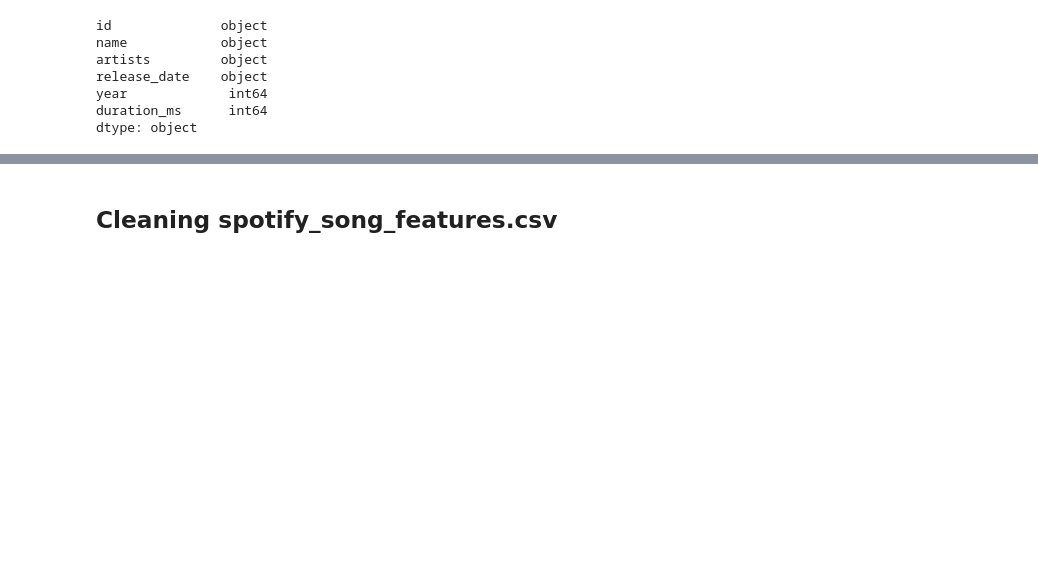
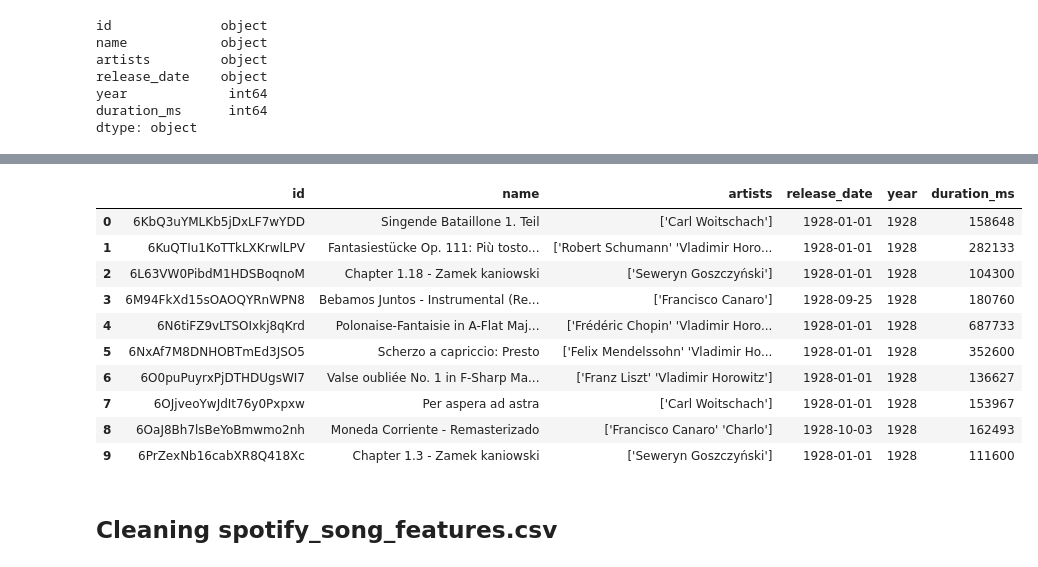
Before and after one commit to fa7i3/Danceability-for-Spotify-Songs, a Jupyter notebook: Database/preprocessing_dataset.ipynb, the cells around one changed output, grey strips where cells are left out. Drawn from its saved outputs; the diff is of its cells as text; code cells hidden in the pictures; blank space fills up the shorter version.

```diff
--- a/Database/preprocessing_dataset.ipynb
+++ b/Database/preprocessing_dataset.ipynb
@@ -44,7 +44,7 @@ year             int64
 duration_ms      int64
 dtype: object
 # %%
-# Changing release_date column from object to datetime datatype
-spotify_song_info_df["release_date"] = pd.to_datetime(spotify_song_info_df["release_date"])
+# Changing release_date column from object to date format
+spotify_song_info_df["release_date"] = pd.to_datetime(spotify_song_info_df["release_date"]).dt.date
 spotify_song_info_df.dtypes
 # %% [output]
@@ -63,3 +63,17 @@ spotify_song_info_df["artists"] = spotify_song_info_df["artists"].str.replace(',
+# %%
+spotify_song_info_df.head(10)
+# %% [output]
+|  | id | name | artists | release_date | year | duration_ms |
+| 0 | 6KbQ3uYMLKb5jDxLF7wYDD | Singende Bataillone 1. Teil | ['Carl Woitschach'] | 1928-01-01 | 1928 | 158648 |
+| 1 | 6KuQTIu1KoTTkLXKrwlLPV | Fantasiestücke Op. 111: Più tosto... | ['Robert Schumann' 'Vladimir Horo... | 1928-01-01 | 1928 | 282133 |
+| 2 | 6L63VW0PibdM1HDSBoqnoM | Chapter 1.18 - Zamek kaniowski | ['Seweryn Goszczyński'] | 1928-01-01 | 1928 | 104300 |
+| 3 | 6M94FkXd15sOAOQYRnWPN8 | Bebamos Juntos - Instrumental (Re... | ['Francisco Canaro'] | 1928-09-25 | 1928 | 180760 |
+| 4 | 6N6tiFZ9vLTSOIxkj8qKrd | Polonaise-Fantaisie in A-Flat Maj... | ['Frédéric Chopin' 'Vladimir Horo... | 1928-01-01 | 1928 | 687733 |
+| 5 | 6NxAf7M8DNHOBTmEd3JSO5 | Scherzo a capriccio: Presto | ['Felix Mendelssohn' 'Vladimir Ho... | 1928-01-01 | 1928 | 352600 |
+| 6 | 6O0puPuyrxPjDTHDUgsWI7 | Valse oubliée No. 1 in F-Sharp Ma... | ['Franz Liszt' 'Vladimir Horowitz'] | 1928-01-01 | 1928 | 136627 |
+| 7 | 6OJjveoYwJdIt76y0Pxpxw | Per aspera ad astra | ['Carl Woitschach'] | 1928-01-01 | 1928 | 153967 |
+| 8 | 6OaJ8Bh7lsBeYoBmwmo2nh | Moneda Corriente - Remasterizado | ['Francisco Canaro' 'Charlo'] | 1928-10-03 | 1928 | 162493 |
+| 9 | 6PrZexNb16cabXR8Q418Xc | Chapter 1.3 - Zamek kaniowski | ['Seweryn Goszczyński'] | 1928-01-01 | 1928 | 111600 |
 # %% [markdown]
 ## Cleaning spotify_song_features.csv
 # %%
```
Also changed, not shown: parts of 9 cells of this notebook, 2 other files.
